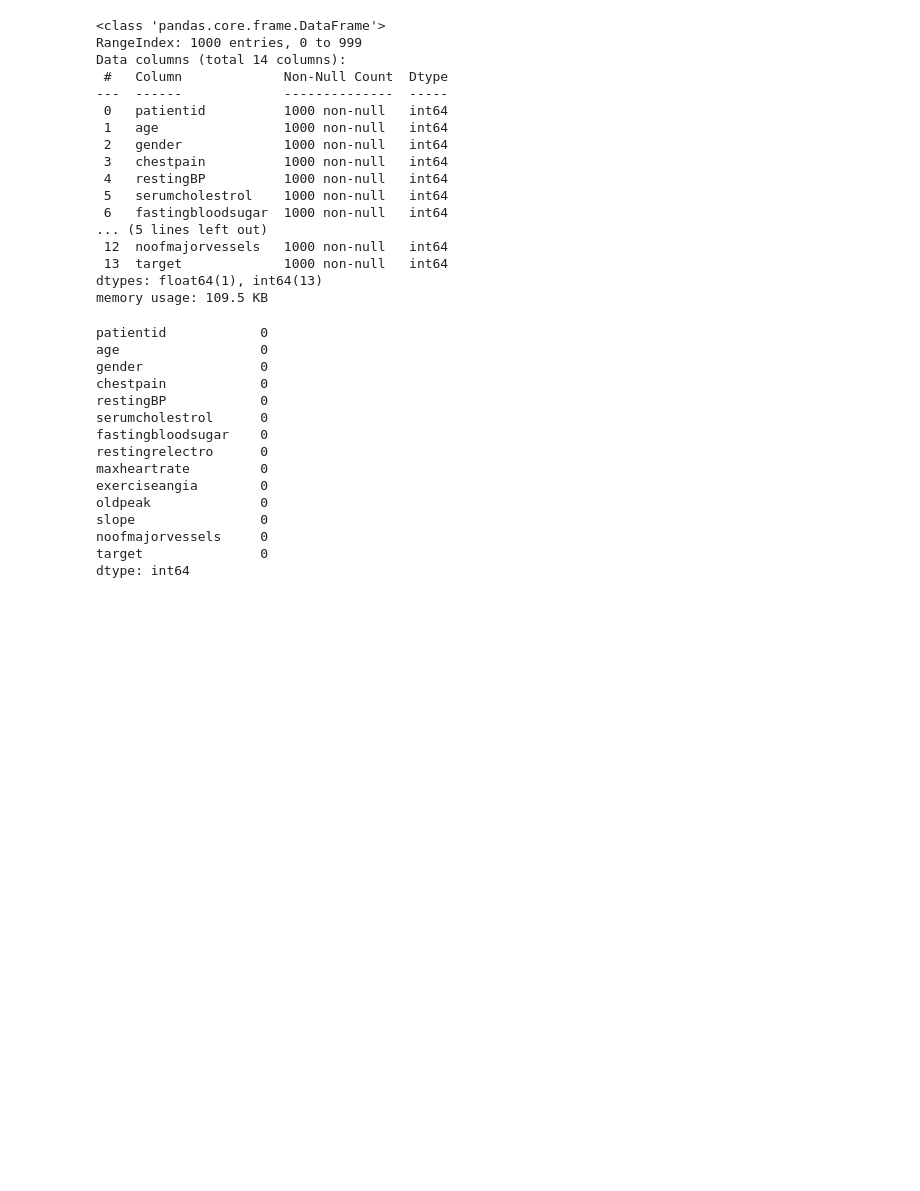
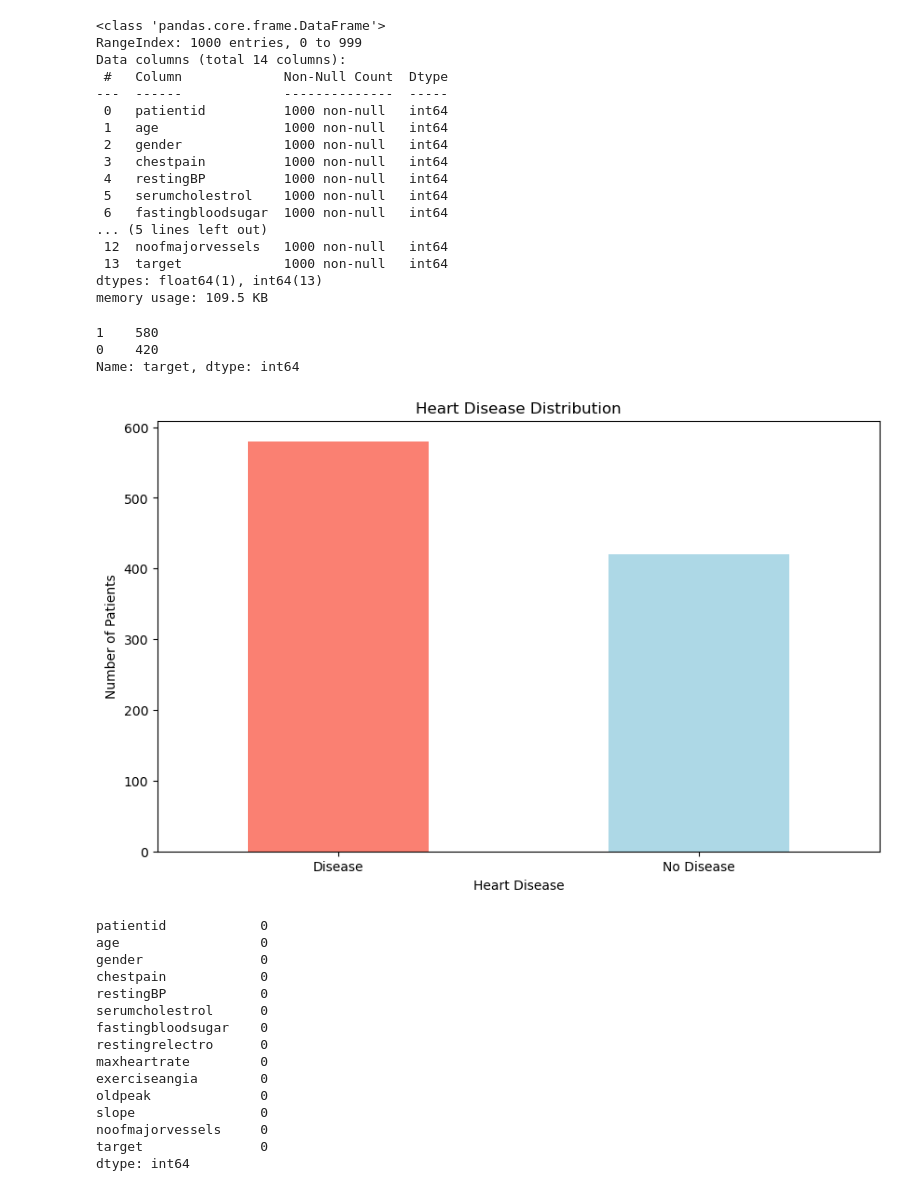
Before and after one commit to see-3pO/Heart_Disease_Prediction, a Jupyter notebook: Heart_Disease_Classifier.ipynb, the cells around one changed output. Saved outputs shown, nothing was run; the diff lists cells and outputs as text; code cells hidden in the pictures; blank space fills up the shorter version.

```diff
--- a/Heart_Disease_Classifier.ipynb
+++ b/Heart_Disease_Classifier.ipynb
@@ -115,4 +146,22 @@ Data columns (total 14 columns):
  13  target             1000 non-null   int64
 dtypes: float64(1), int64(13)
 memory usage: 109.5 KB
+# %%
+# find out count of each class
+heart_df.target.value_counts()
+# %% [output]
+1    580
+0    420
+Name: target, dtype: int64
+# %%
+# checking how heart disease is distributed
+heart_df.target.value_counts().plot(kind="bar", color=["salmon","lightblue"], figsize=(10,6));
+
+label = ["Disease", "No Disease"]
+plt.title("Heart Disease Distribution")
+plt.xlabel("Heart Disease")
+plt.ylabel("Number of Patients")
+plt.xticks([0, 1], label, rotation=0);
+# %% [output]
+[figure, added]
 # %%
```
Also changed, not shown: parts of 53 cells of this notebook, 1 other file.
